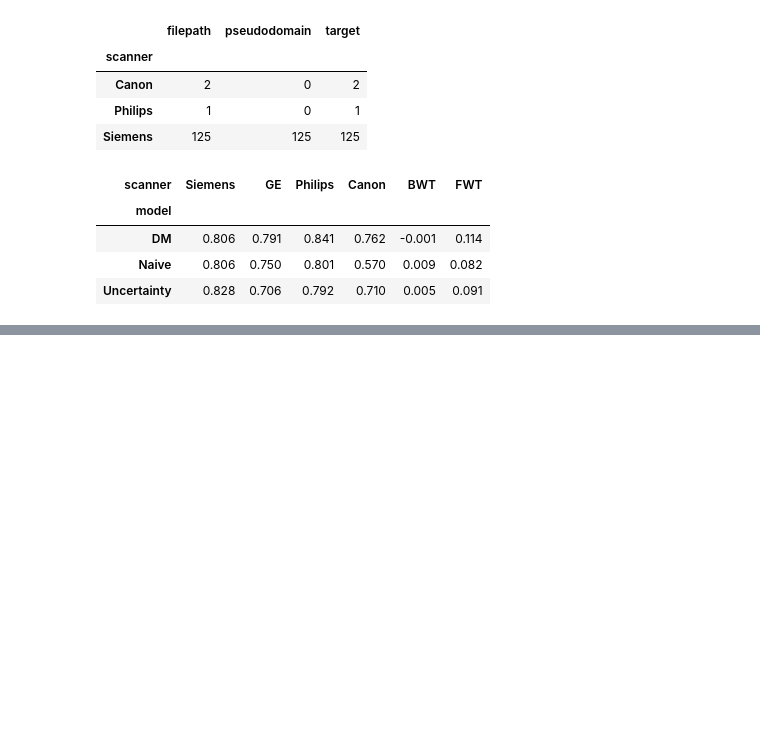
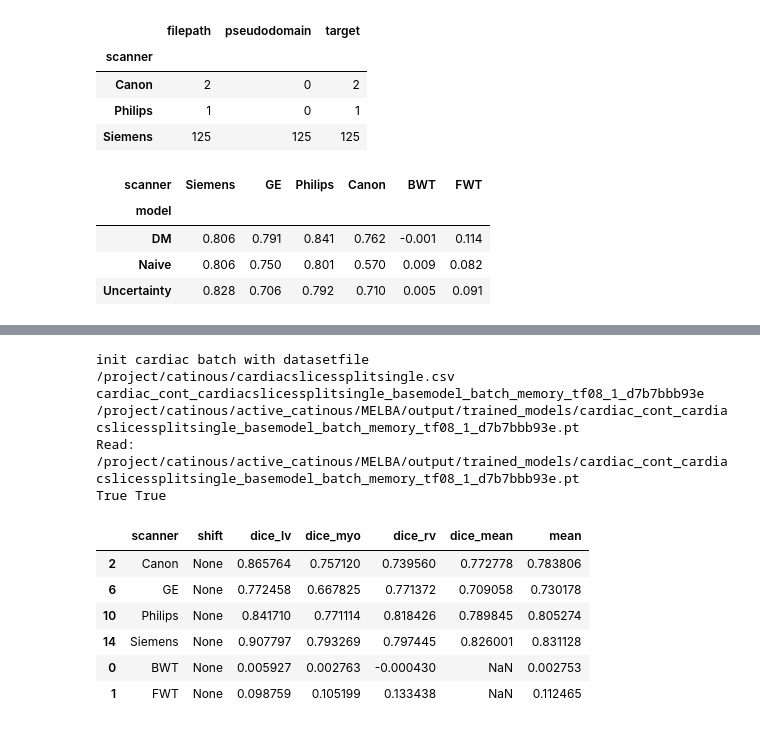
Before and after one commit to cirmuw/casa, a Jupyter notebook: evaluation/cardiac_evaluation.ipynb, the cells around one changed output, grey strips where cells are left out. Saved outputs shown, nothing was run; the diff lists cells and outputs as text; code cells hidden in the pictures; blank space fills up the shorter version.

```diff
--- a/evaluation/cardiac_evaluation.ipynb
+++ b/evaluation/cardiac_evaluation.ipynb
@@ -307,0 +318,15 @@ df_overview[['Siemens', 'GE', 'Philips', 'Canon', 'BWT', 'FWT']]
+# %%
+eval_config('../training_configs/cardiac_casa_5.yml') #transform, interval 100
+# %% [output]
+init cardiac batch with datasetfile /project/catinous/cardiacslicessplitsingle.csv
+cardiac_cont_cardiacslicessplitsingle_basemodel_batch_memory_tf08_1_d7b7bbb93e
+/project/catinous/active_catinous/MELBA/output/trained_models/cardiac_cont_cardiacslicessplitsingle_basemodel_batch_memory_tf08_1_d7b7bbb93e.pt
+Read: /project/catinous/active_catinous/MELBA/output/trained_models/cardiac_cont_cardiacslicessplitsingle_basemodel_batch_memory_tf08_1_d7b7bbb93e.pt
+True True
+|  | scanner | shift | dice_lv | dice_myo | dice_rv | dice_mean | mean |
+| 2 | Canon | None | 0.865764 | 0.757120 | 0.739560 | 0.772778 | 0.783806 |
+| 6 | GE | None | 0.772458 | 0.667825 | 0.771372 | 0.709058 | 0.730178 |
+| 10 | Philips | None | 0.841710 | 0.771114 | 0.818426 | 0.789845 | 0.805274 |
+| 14 | Siemens | None | 0.907797 | 0.793269 | 0.797445 | 0.826001 | 0.831128 |
+| 0 | BWT | None | 0.005927 | 0.002763 | -0.000430 | NaN | 0.002753 |
+| 1 | FWT | None | 0.098759 | 0.105199 | 0.133438 | NaN | 0.112465 |
```
Also changed, not shown: parts of 3 cells of this notebook, 7 other files.
